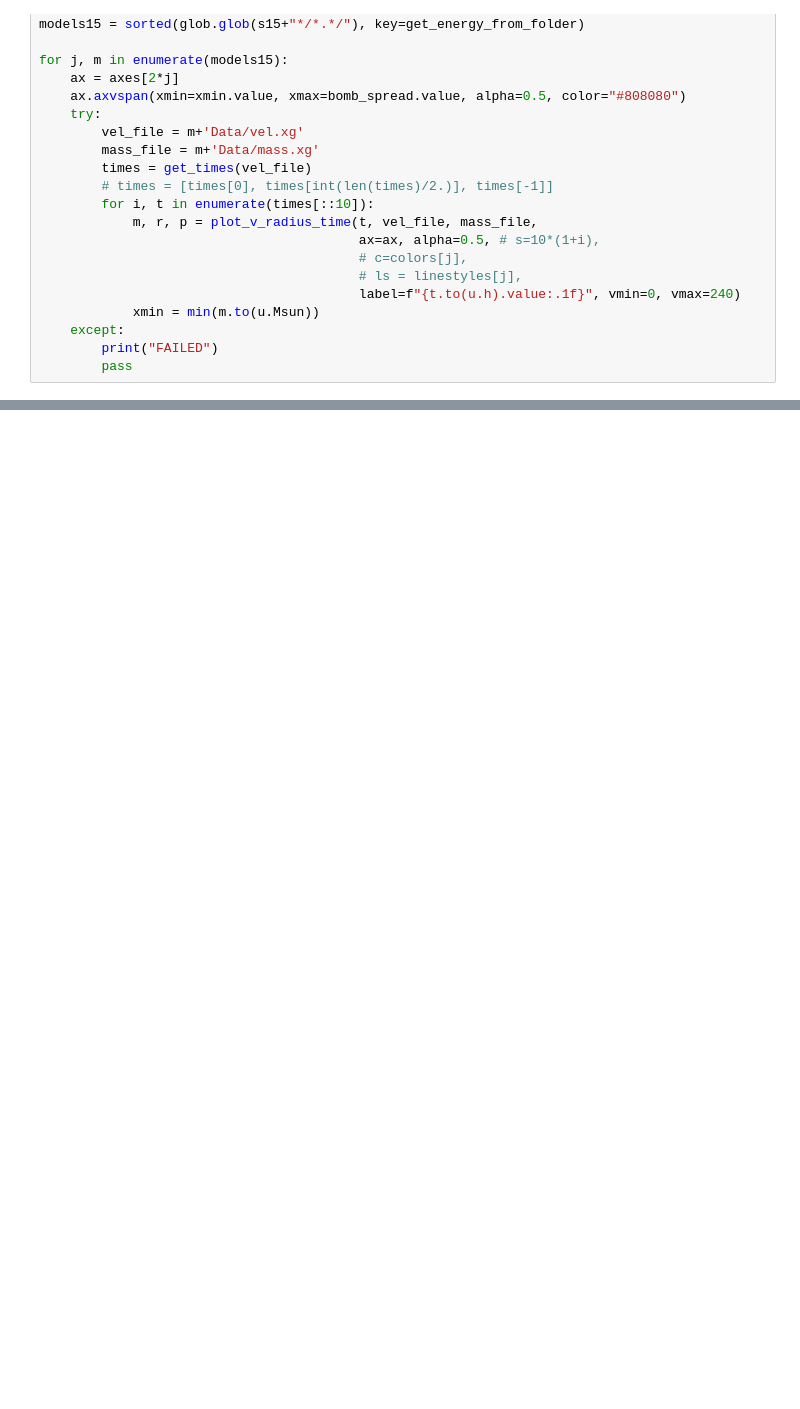
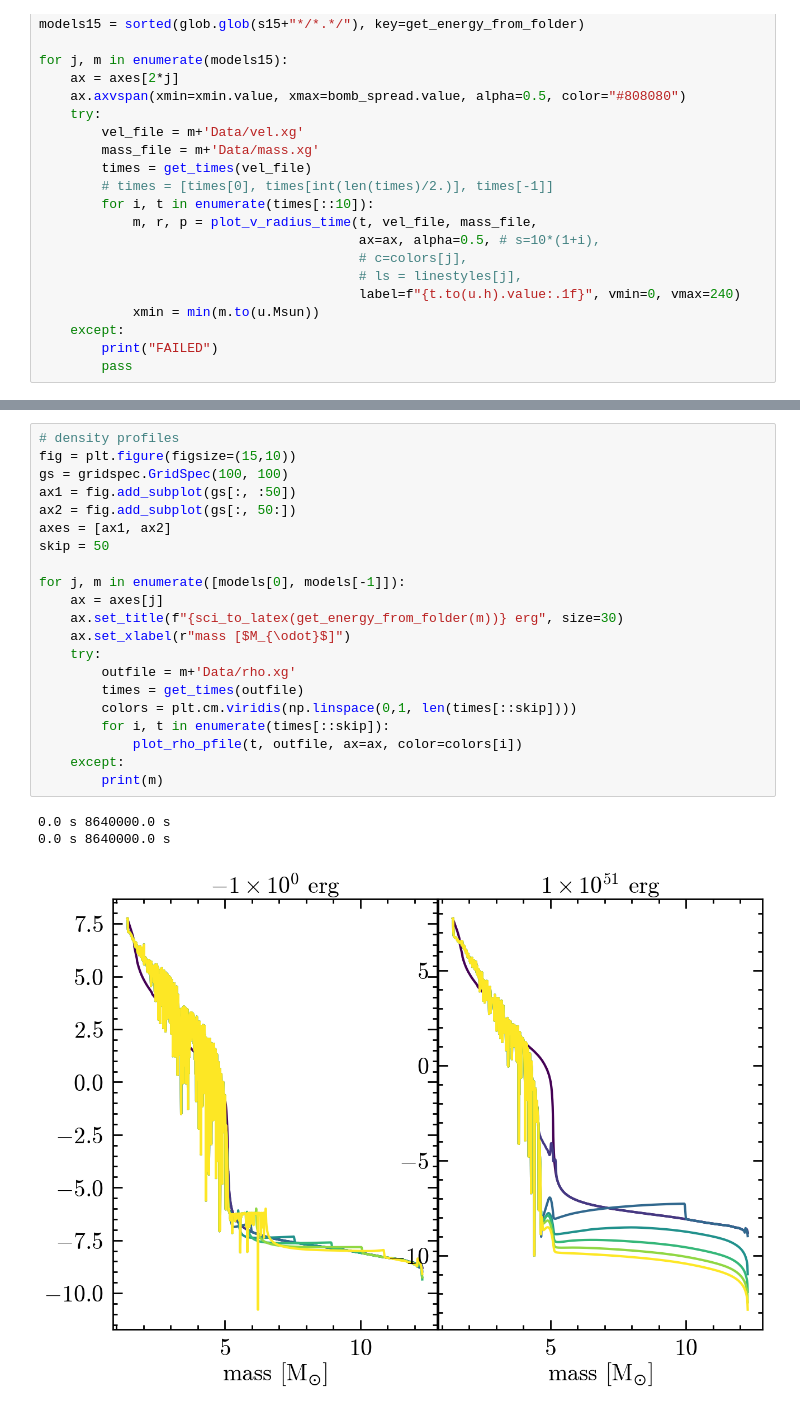
Before and after one commit to mathren/SNEC, a Jupyter notebook: scripts/SNEC_grids.ipynb, the cells around one changed output, grey strips where cells are left out. Cells and saved outputs as stored; diff of their text form; blank space fills up the shorter version.

```diff
--- a/scripts/SNEC_grids.ipynb
+++ b/scripts/SNEC_grids.ipynb
@@ -294,0 +277,25 @@ Text(0, 0.5, '$\\log_{10}(L/\\mathrm{[erg\\ s^{-1}]})$')
+# %%
+# density profiles
+fig = plt.figure(figsize=(15,10))
+gs = gridspec.GridSpec(100, 100)
+ax1 = fig.add_subplot(gs[:, :50])
+ax2 = fig.add_subplot(gs[:, 50:])
+axes = [ax1, ax2]
+skip = 50
+
+for j, m in enumerate([models[0], models[-1]]):
+    ax = axes[j]
+    ax.set_title(f"{sci_to_latex(get_energy_from_folder(m))} erg", size=30)
+    ax.set_xlabel(r"mass [$M_{\odot}$]")
+    try:
+        outfile = m+'Data/rho.xg'
+        times = get_times(outfile)
+        colors = plt.cm.viridis(np.linspace(0,1, len(times[::skip])))
+        for i, t in enumerate(times[::skip]):
+            plot_rho_pfile(t, outfile, ax=ax, color=colors[i])
+    except:
+        print(m)
+# %% [output]
+0.0 s 8640000.0 s
+0.0 s 8640000.0 s
+[figure, added]
```
Also changed, not shown: parts of 7 cells of this notebook, 3 other files.
